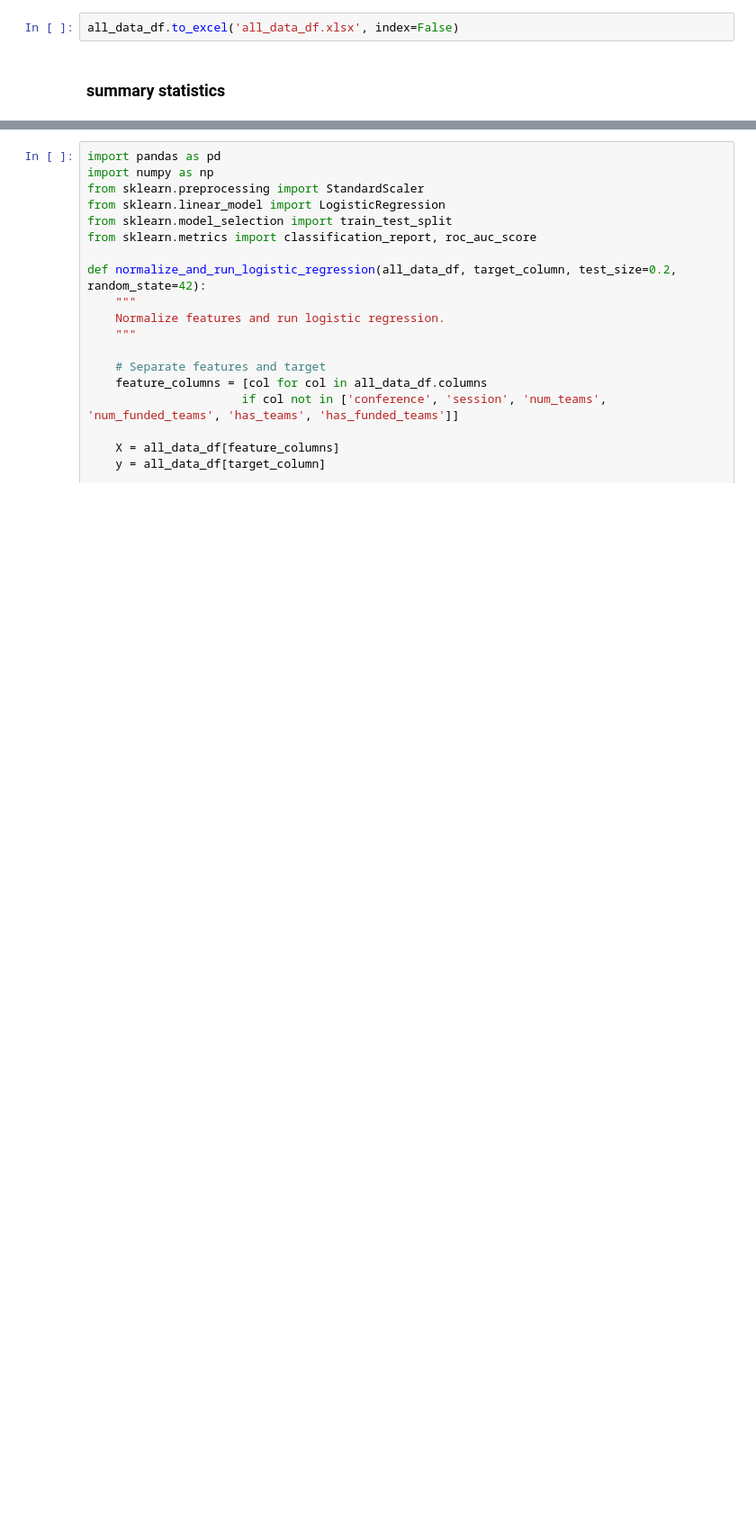
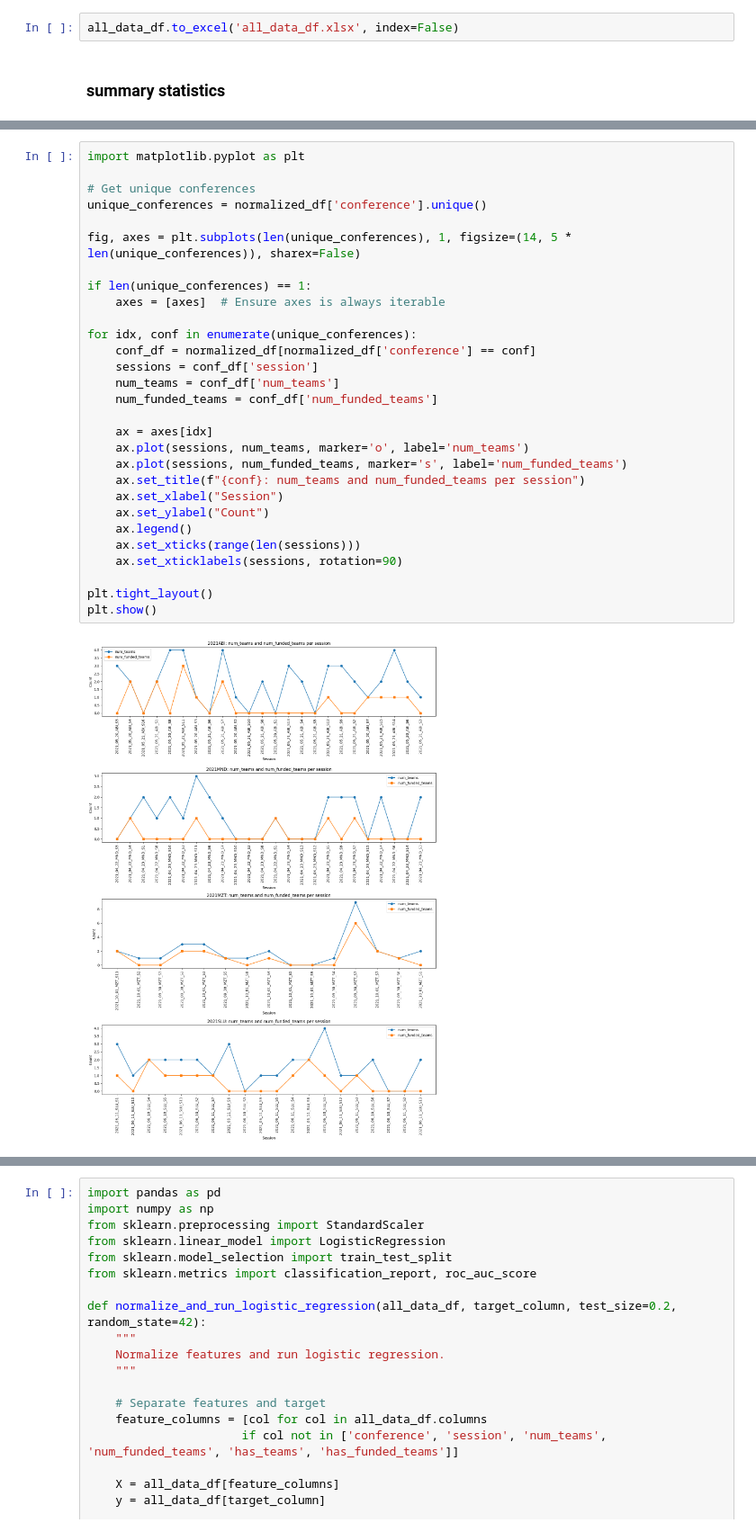
Before and after one commit to eveyhuang/gemini_data_analysis, a Jupyter notebook: merge_analyze_data.ipynb, the cells around one changed output, grey strips where cells are left out. Shown at 90% size. Drawn from its saved outputs; the diff is of its cells as text; blank space fills up the shorter version.

```diff
--- a/merge_analyze_data.ipynb
+++ b/merge_analyze_data.ipynb
@@ -991,3 +784,34 @@ has_funded_teams
 0    50
 1    33
 Name: count, dtype: int64
+# %%
+import matplotlib.pyplot as plt
+
+# Get unique conferences
+unique_conferences = normalized_df['conference'].unique()
+
+fig, axes = plt.subplots(len(unique_conferences), 1, figsize=(14, 5 * len(unique_conferences)), sharex=False)
+
+if len(unique_conferences) == 1:
+    axes = [axes]  # Ensure axes is always iterable
+
+for idx, conf in enumerate(unique_conferences):
+    conf_df = normalized_df[normalized_df['conference'] == conf]
+    sessions = conf_df['session']
+    num_teams = conf_df['num_teams']
+    num_funded_teams = conf_df['num_funded_teams']
+
+    ax = axes[idx]
+    ax.plot(sessions, num_teams, marker='o', label='num_teams')
+    ax.plot(sessions, num_funded_teams, marker='s', label='num_funded_teams')
+    ax.set_title(f"{conf}: num_teams and num_funded_teams per session")
+    ax.set_xlabel("Session")
+    ax.set_ylabel("Count")
+    ax.legend()
+    ax.set_xticks(range(len(sessions)))
+    ax.set_xticklabels(sessions, rotation=90)
+
+plt.tight_layout()
+plt.show()
+# %% [output]
+[figure, added]
```
Also changed, not shown: parts of 26 cells of this notebook, 5 other files.
